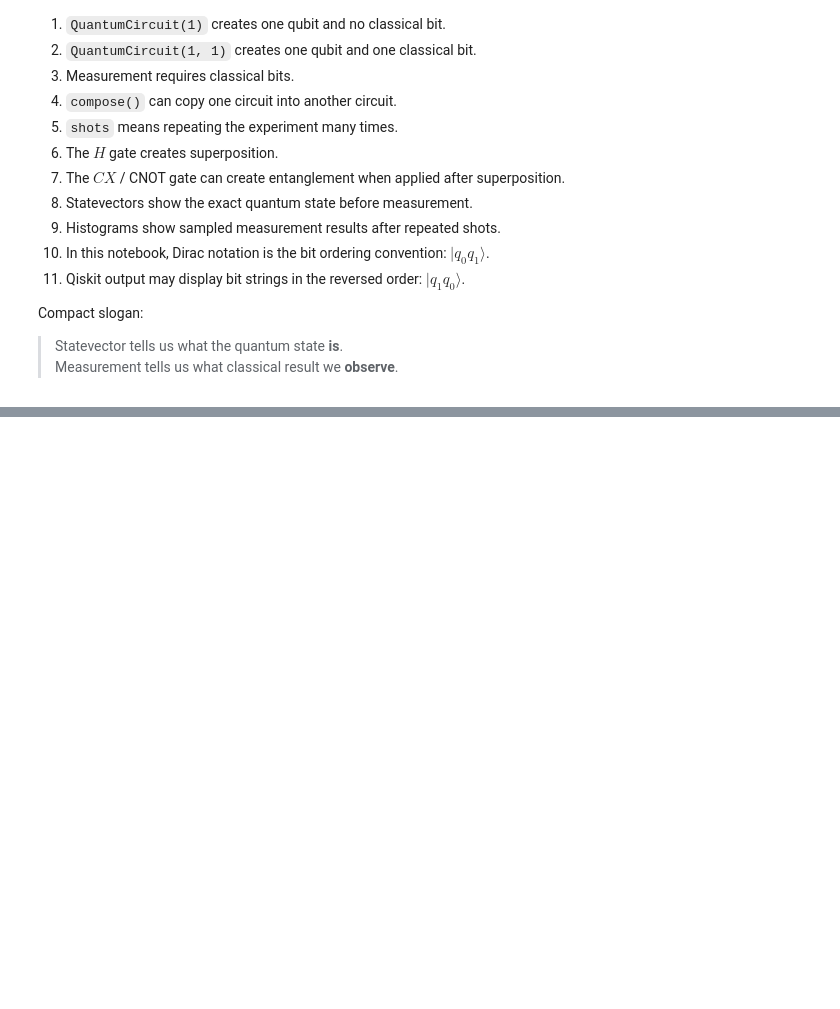
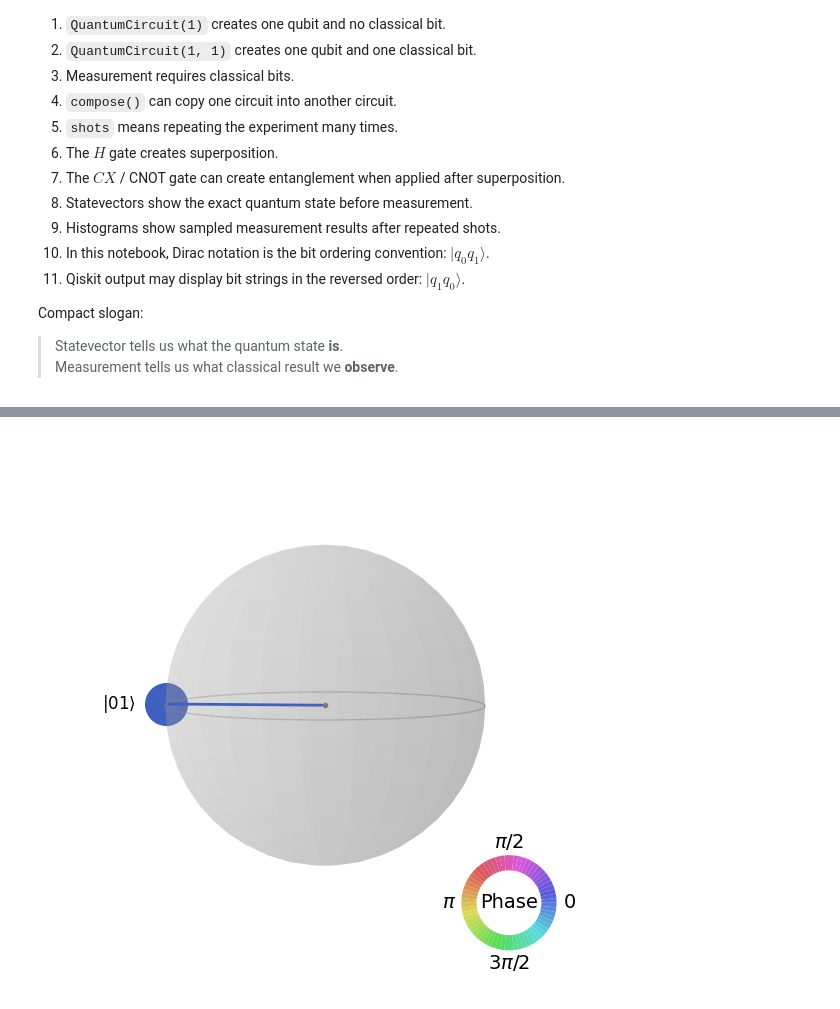
Before and after one commit to QuPepe/qc, a Jupyter notebook: exercise1.ipynb, the cells around one changed output, grey strips where cells are left out. Cells and saved outputs as stored; diff of their text form; code cells hidden in the pictures; blank space fills up the shorter version.

```diff
--- a/exercise1.ipynb
+++ b/exercise1.ipynb
@@ -1119,0 +1140,6 @@ Compact slogan:
+# %%
+# Draw QSphere.
+qsphere = state.draw("qsphere")
+qsphere
+# %% [output]
+[figure, added]
```
Also changed, not shown: parts of 11 cells of this notebook, 2 other files.
